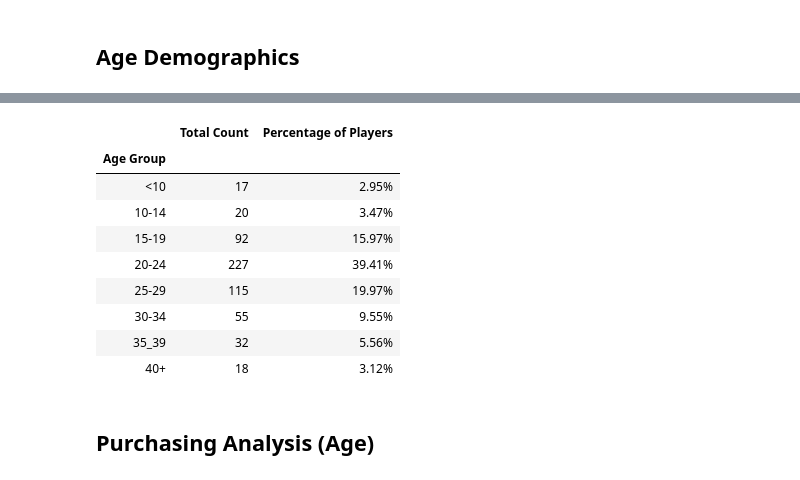
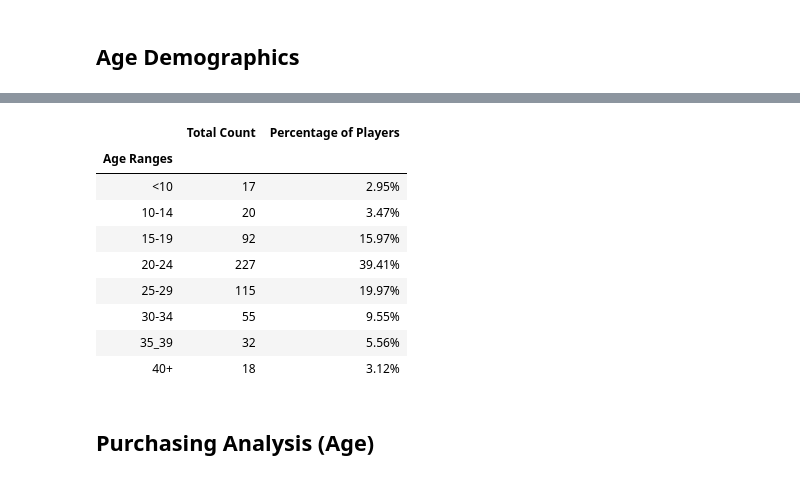
Before and after one commit to blt1339/pandas-challenge, a Jupyter notebook: HeroesOfPymoli/HeroesOfPymoli.ipynb, the cells around one changed output, grey strips where cells are left out. Drawn from its saved outputs; the diff is of its cells as text; code cells hidden in the pictures.

```diff
--- a/HeroesOfPymoli/HeroesOfPymoli.ipynb
+++ b/HeroesOfPymoli/HeroesOfPymoli.ipynb
@@ -286,9 +286,9 @@ purchase_data_df
 | 779 | 779 | Ennrian78 | 24 | Male | 50 | Dawn | 4.60 | 25-29 |
 780 rows × 8 columns
 # %%
-grouped_age_group_df = purchase_data_df.groupby('Age Group')
+grouped_age_ranges_df = purchase_data_df.groupby('Age Ranges')
 # %%
 # Count the total of screen names "SN" by age group
-total_sn_by_age_group = grouped_age_group_df["SN"].nunique()
-total_sn_by_age_group
+total_sn_by_age_ranges = grouped_age_ranges_df["SN"].nunique()
+total_sn_by_age_ranges
 # %% [output]
@@ -304,6 +304,6 @@ Age Group
 Name: SN, dtype: int64
 # %%
 # # Total count by gender and divivde by total players
-percentage_of_players_by_age_group = total_sn_by_age_group / total_players
-percentage_of_players_by_age_group
+percentage_of_players_by_age_ranges = total_sn_by_age_ranges / total_players
+percentage_of_players_by_age_ranges
 # %% [output]
@@ -319,7 +319,7 @@ Age Group
 Name: SN, dtype: float64
 # %%
 # Add the data into the summary DataFram3e
-age_group_percent_summary_df = pd.DataFrame({"Total Count": total_sn_by_age_group,"Percentage of Players": percentage_of_players_by_age_group})
-age_group_percent_summary_df
+age_range_percent_summary_df = pd.DataFrame({"Total Count": total_sn_by_age_ranges,"Percentage of Players": percentage_of_players_by_age_ranges})
+age_range_percent_summary_df
 # %% [output]
 |  | Total Count | Percentage of Players |
@@ -333,11 +333,11 @@ age_group_percent_summary_df
 | 35_39 | 32 | 0.055556 |
 | 40+ | 18 | 0.031250 |
 # %%
-age_group_percent_summary_df["Percentage of Players"] = age_group_percent_summary_df["Percentage of Players"].map("{:.2%}".format)
-age_group_percent_summary_df
+age_range_percent_summary_df["Percentage of Players"] = age_range_percent_summary_df["Percentage of Players"].map("{:.2%}".format)
+age_range_percent_summary_df
 # %% [output]
 |  | Total Count | Percentage of Players |
-| Age Group |  |  |
+| Age Ranges |  |  |
 | <10 | 17 | 2.95% |
 | 10-14 | 20 | 3.47% |
 | 15-19 | 92 | 15.97% |
```
Also changed, not shown: parts of 12 cells of this notebook.
